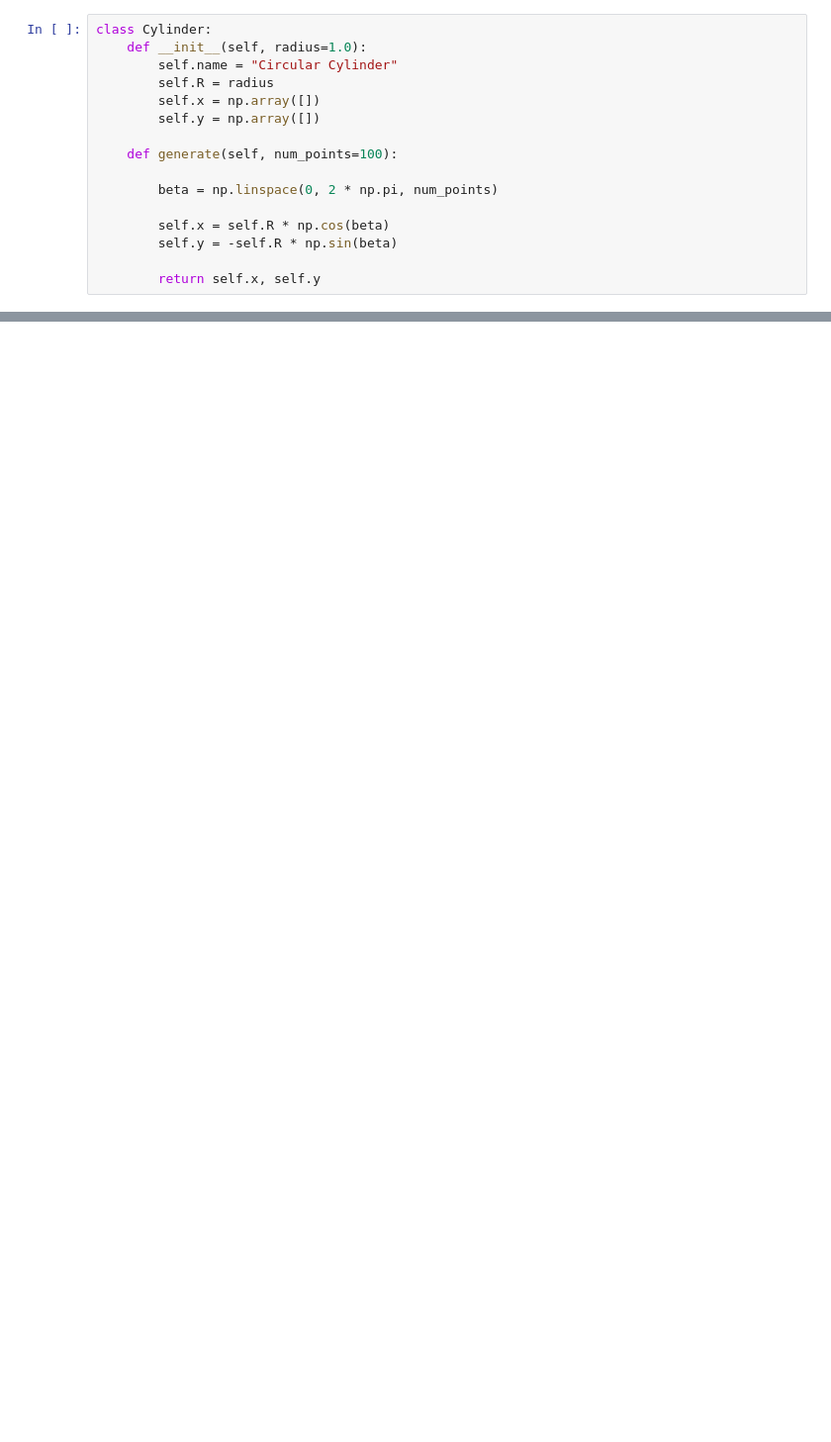
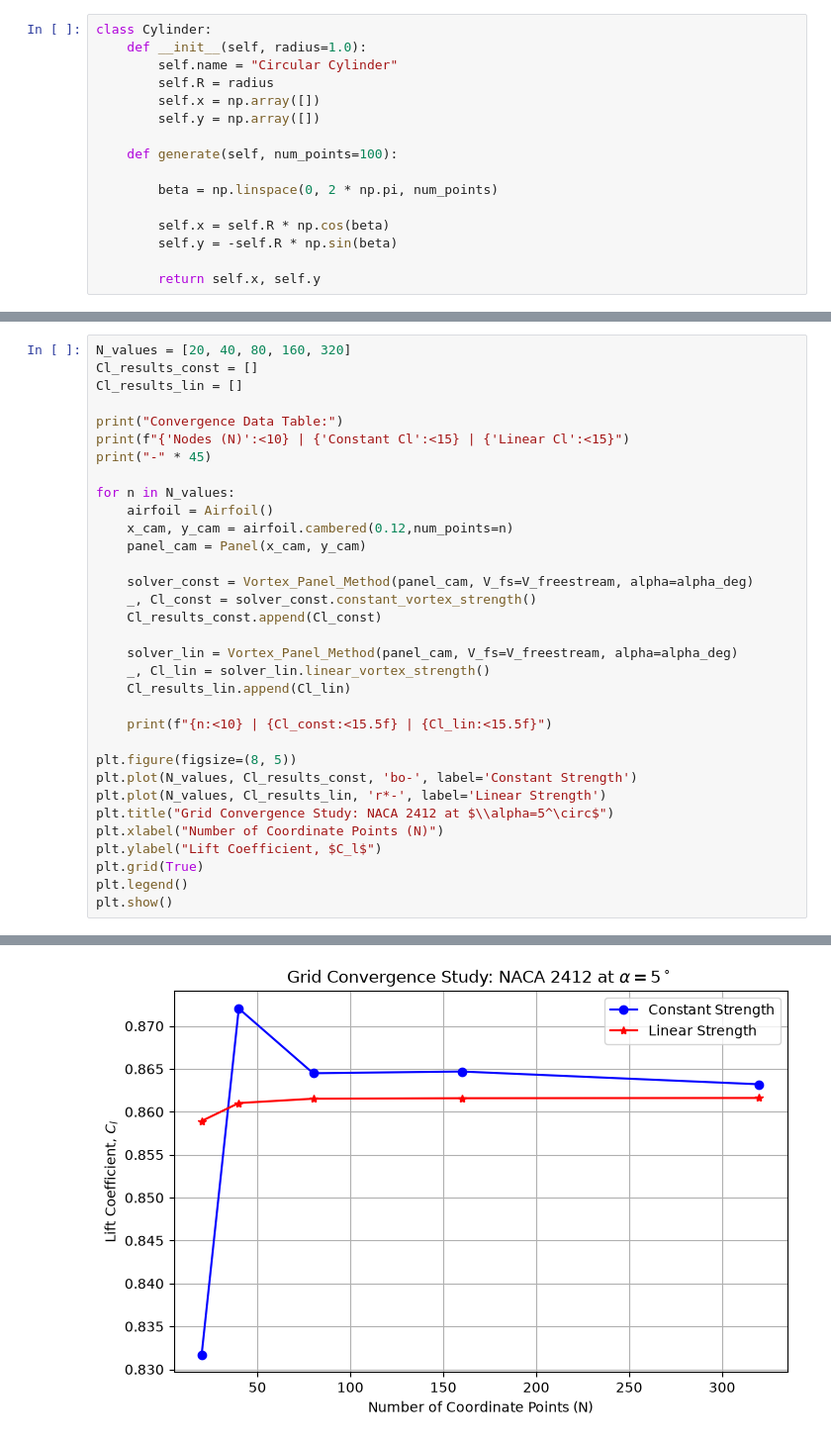
Before and after one commit to Anchalb17/AE801_2026, a Jupyter notebook: vortex_panel_method/SC26M018_vortex_panel_method.ipynb, the cells around one changed output, grey strips where cells are left out. Shown at 99% size. Drawn from its saved outputs; the diff is of its cells as text; blank space fills up the shorter version.

```diff
--- a/vortex_panel_method/SC26M018_vortex_panel_method.ipynb
+++ b/vortex_panel_method/SC26M018_vortex_panel_method.ipynb
@@ -89,0 +386,34 @@ class Panel :
+# %%
+N_values = [20, 40, 80, 160, 320]
+Cl_results_const = []
+Cl_results_lin = []
+
+print("Convergence Data Table:")
+print(f"{'Nodes (N)':<10} | {'Constant Cl':<15} | {'Linear Cl':<15}")
+print("-" * 45)
+
+for n in N_values:
+    airfoil = Airfoil()
+    x_cam, y_cam = airfoil.cambered(0.12,num_points=n)
+    panel_cam = Panel(x_cam, y_cam)
+
+    solver_const = Vortex_Panel_Method(panel_cam, V_fs=V_freestream, alpha=alpha_deg)
+    _, Cl_const = solver_const.constant_vortex_strength()
+    Cl_results_const.append(Cl_const)
+
+    solver_lin = Vortex_Panel_Method(panel_cam, V_fs=V_freestream, alpha=alpha_deg)
+    _, Cl_lin = solver_lin.linear_vortex_strength()
+    Cl_results_lin.append(Cl_lin)
+
+    print(f"{n:<10} | {Cl_const:<15.5f} | {Cl_lin:<15.5f}")
+
+plt.figure(figsize=(8, 5))
+plt.plot(N_values, Cl_results_const, 'bo-', label='Constant Strength')
+plt.plot(N_values, Cl_results_lin, 'r*-', label='Linear Strength')
+plt.title("Grid Convergence Study: NACA 2412 at $\\alpha=5^\circ$")
+plt.xlabel("Number of Coordinate Points (N)")
+plt.ylabel("Lift Coefficient, $C_l$")
+plt.grid(True)
+plt.legend()
+plt.show()
+# %% [output]
@@ -89,0 +428 @@ class Panel :
+[figure, added]
```
Also changed, not shown: parts of 14 cells of this notebook.
